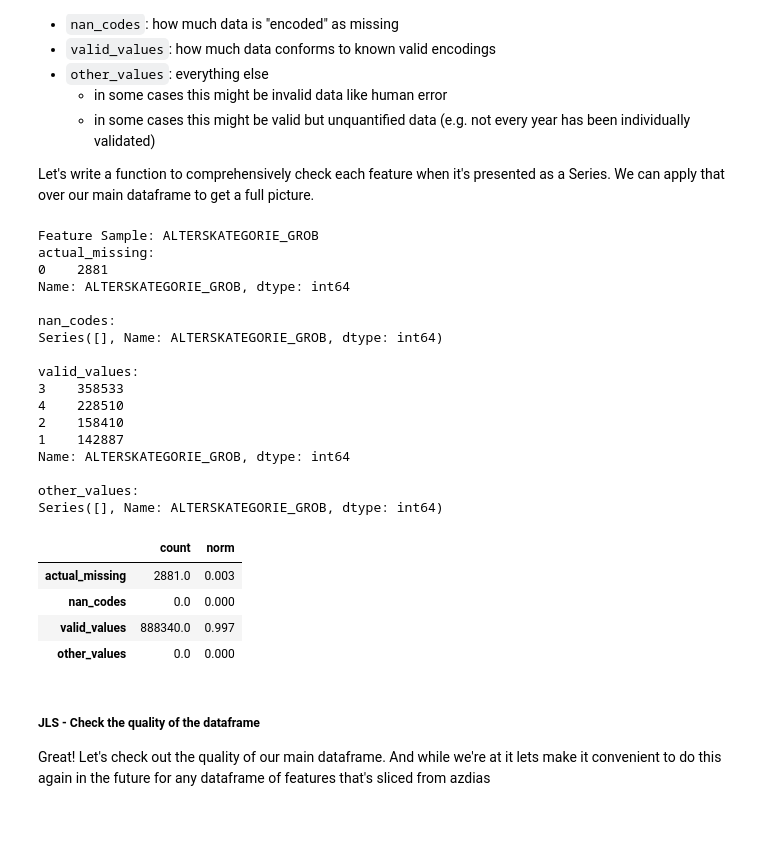
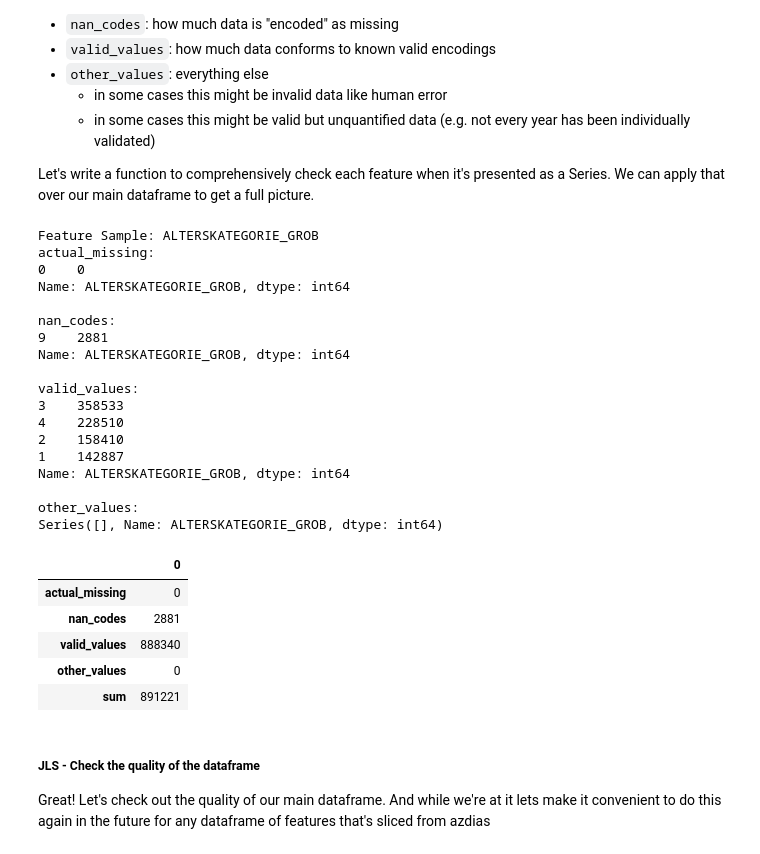
Before and after one commit to jsecrest/wgu-MachineLearning-C753-p2_IdentifyCustomerSegments, a Jupyter notebook: Identify_Customer_Segments.ipynb, the cells around one changed output. Saved outputs shown, nothing was run; the diff lists cells and outputs as text; code cells hidden in the pictures; blank space fills up the shorter version.

```diff
--- a/Identify_Customer_Segments.ipynb
+++ b/Identify_Customer_Segments.ipynb
@@ -265,7 +274,7 @@ def value_validity_sort(feature_data_s: Series, for_apply = True) -> Series:
 
     # ## Count ACTUAL MISSING values
     # represent as a pd.Series for consistency in output
-    natural_missing_count = pd.Series(data=[len(feature_s) - sum(value_counts)],name=feature_name, dtype="int64")
+    natural_missing_count = pd.Series(data=[len(feature_data_s) - sum(value_counts)],name=feature_name, dtype="int64")
 
     #Count NAN CODES
     missing_or_unknown = feature_meta_s.loc["missing_or_unknown"]
@@ -296,48 +305,48 @@ def value_validity_sort(feature_data_s: Series, for_apply = True) -> Series:
         # print(sums)
 
     sums_s = pd.Series(sums, index=names, name="count", dtype="int64")
-    norm_s = round(sums_s.div(sums_s.sum()),3) # https://stackoverflow.com/a/35679163/1731051
-    norm_s.name = "norm"
+    sums_s =  pd.concat([sums_s, pd.Series(sums_s.agg("sum"), index=["sum"])])
 
     if for_apply:
         return sums_s
 
     # mostly for troubleshooting, and exploration - breaks "apply"
     for i in range(len(counts)):
         print(f"{names[i]}:\n{counts[i]}\n")
     #
-    return pd.DataFrame(data=[sums_s, norm_s]).T
+    return pd.DataFrame(data=[sums_s]).T
 
 
 # feature_name = random.choice(codex.feature_names)
 # feature_name = "ANZ_HH_TITEL"
 feature_name = "ALTERSKATEGORIE_GROB"
 print(f"Feature Sample: {feature_name}")
-feature_s = azdias.loc[:,feature_name]
-value_validity_sort(feature_s, for_apply=False)
+value_validity_sort(azdias.loc[:,feature_name], for_apply=False)
 # %% [output]
 Feature Sample: ALTERSKATEGORIE_GROB
 actual_missing:
-0    2881
+0    0
 Name: ALTERSKATEGORIE_GROB, dtype: int64
 
 nan_codes:
-Series([], Name: ALTERSKATEGORIE_GROB, dtype: int64)
+9    2881
+Name: ALTERSKATEGORIE_GROB, dtype: int64
 
 valid_values:
 3    358533
 4    228510
 2    158410
 1    142887
 Name: ALTERSKATEGORIE_GROB, dtype: int64
 
 other_values:
 Series([], Name: ALTERSKATEGORIE_GROB, dtype: int64)
-|  | count | norm |
-| actual_missing | 2881.0 | 0.003 |
-| nan_codes | 0.0 | 0.000 |
-| valid_values | 888340.0 | 0.997 |
-| other_values | 0.0 | 0.000 |
+|  | 0 |
+| actual_missing | 0 |
+| nan_codes | 2881 |
+| valid_values | 888340 |
+| other_values | 0 |
+| sum | 891221 |
 # %% [markdown]
 ##### JLS - Check the quality of the dataframe
 Great! Let's check out the quality of our main dataframe. And while we're at it lets make it
```
Also changed, not shown: parts of 58 cells of this notebook.
